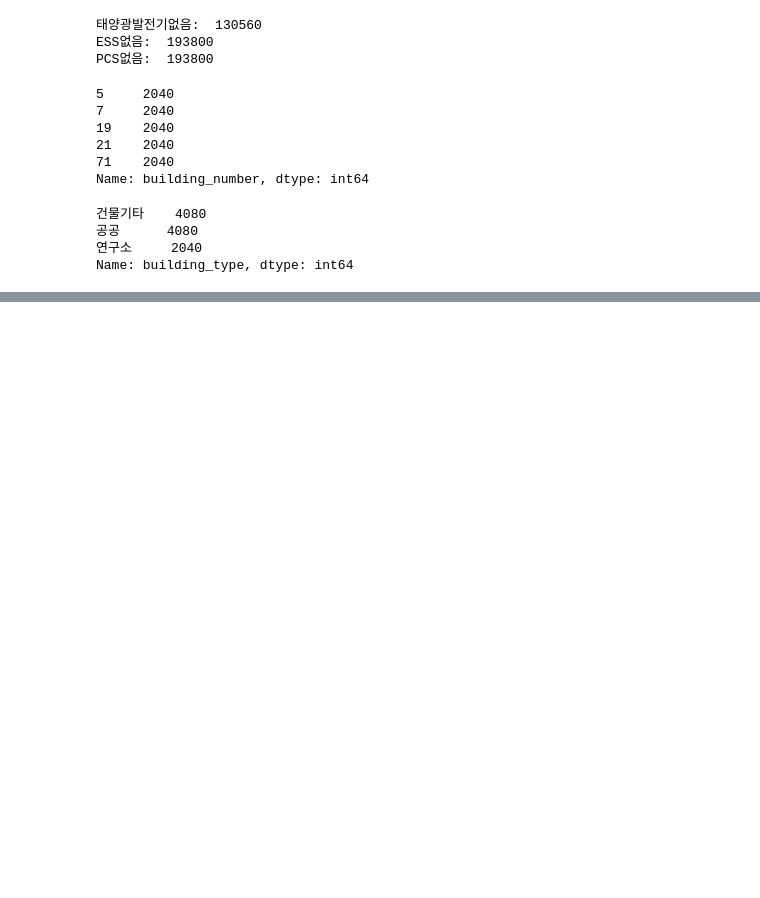
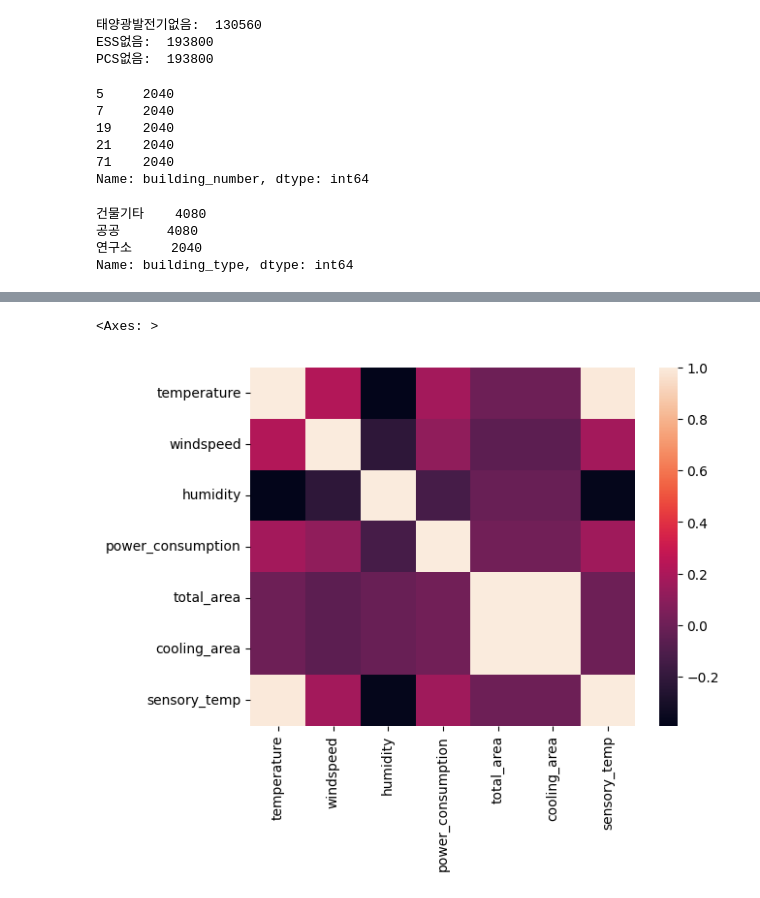
Before and after one commit to noweahc/energy, a Jupyter notebook: EDA.ipynb, the cells around one changed output, grey strips where cells are left out. Saved outputs shown, nothing was run; the diff lists cells and outputs as text; code cells hidden in the pictures; blank space fills up the shorter version.

```diff
--- a/EDA.ipynb
+++ b/EDA.ipynb
@@ -166,0 +225,4 @@ Name: building_type, dtype: int64
+# %%
+#상관관계 분석을 위함
+train_corrdf = train.loc[:,['temperature','windspeed','humidity','power_consumption','total_area','cooling_area','sensory_temp']]
+train_corrdf
@@ -166,0 +266,5 @@ Name: building_type, dtype: int64
+# %%
+sns.heatmap(train_corrdf.corr())
+# %% [output]
+<Axes: >
+[figure, added]
```
Also changed, not shown: parts of 10 cells of this notebook.
